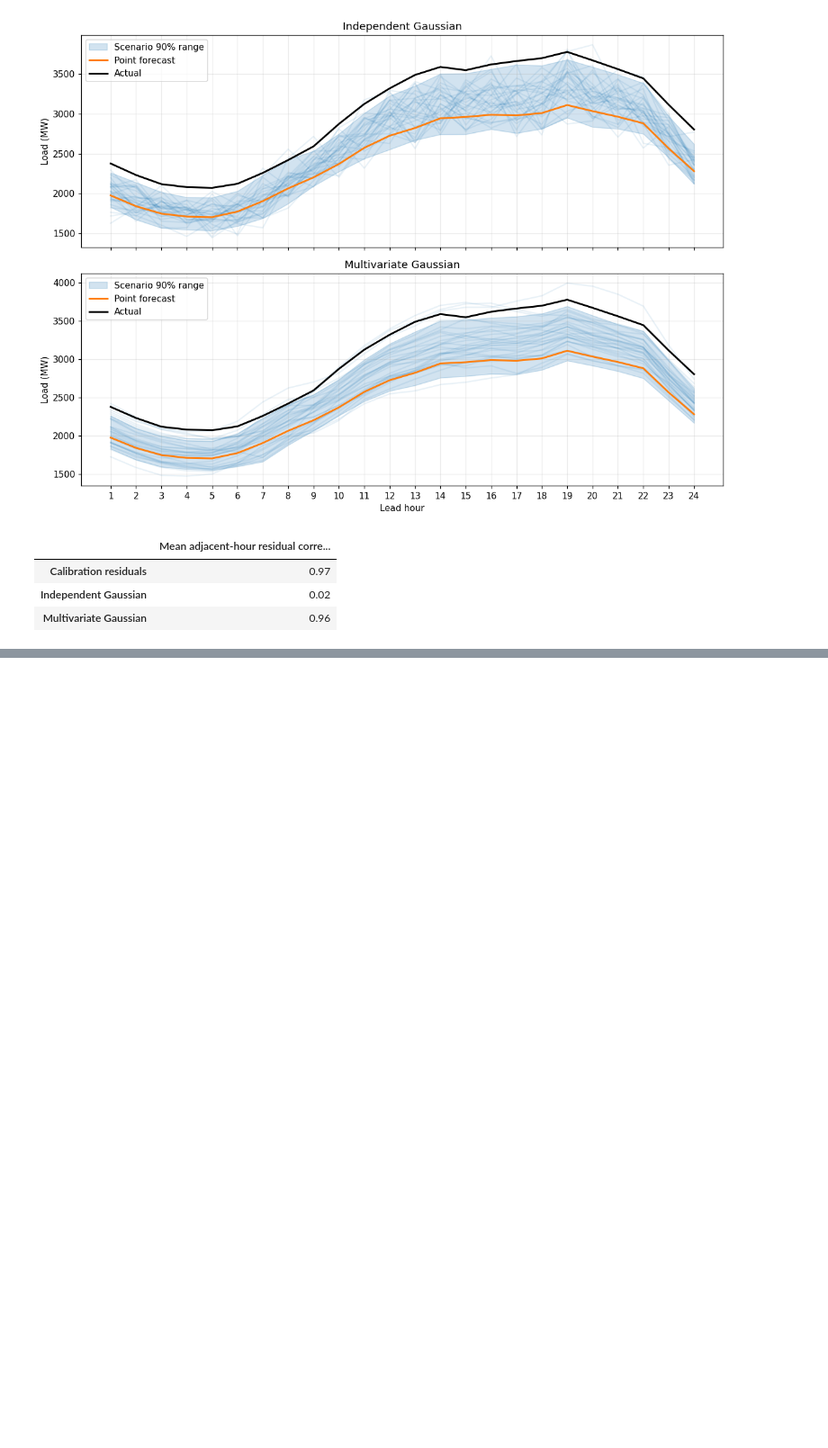
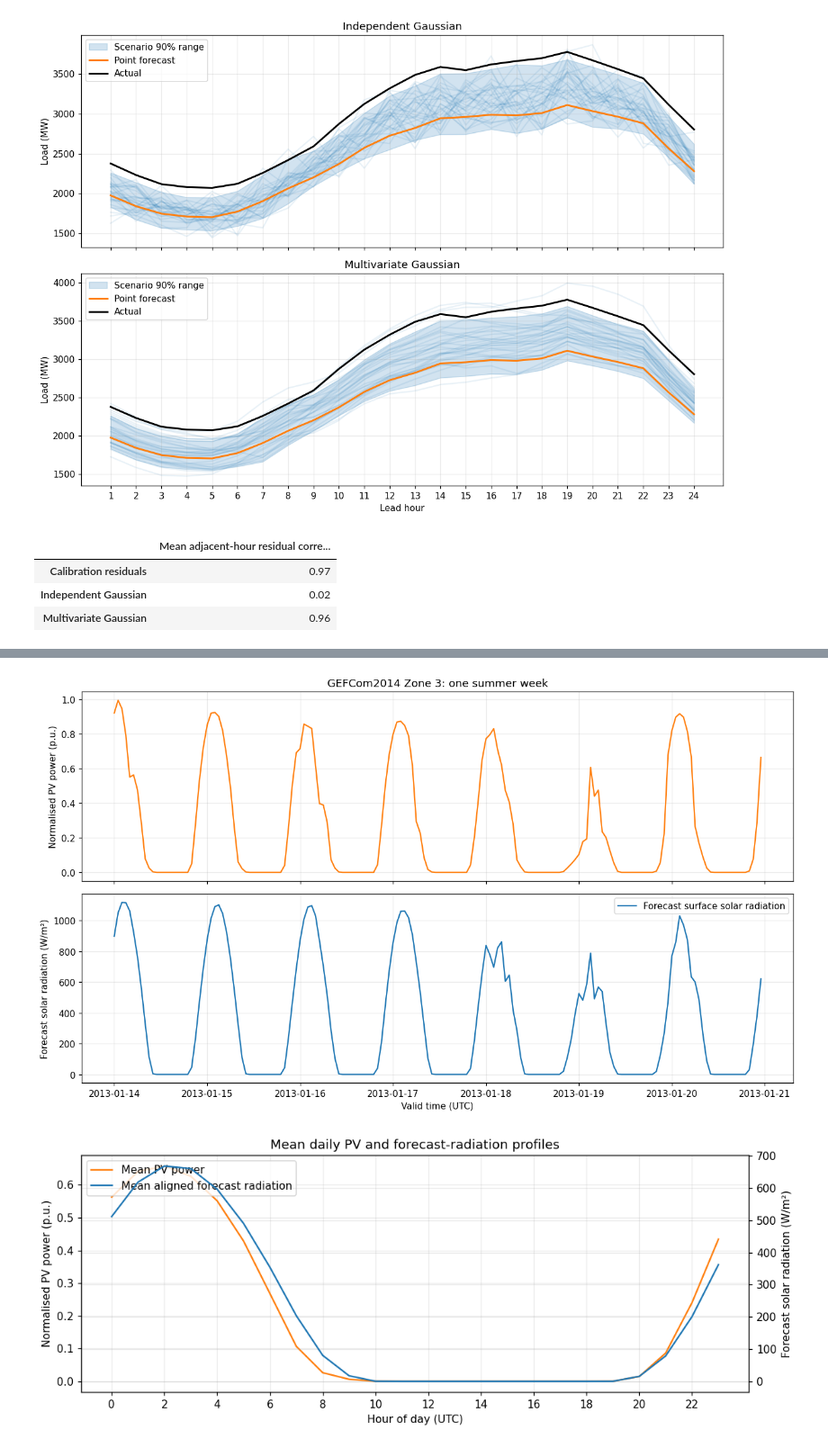
Before and after one commit to akylasstrat/BENV0169_26-27, a Jupyter notebook: tutorial_4_2_pv_probabilistic_forecasting_solution.ipynb, the cells around one changed output, grey strips where cells are left out. Shown at 90% size. Drawn from its saved outputs; the diff is of its cells as text; code cells hidden in the pictures; blank space fills up the shorter version.

Commit message:
Complete Tutorial 4.2 solar forecasting material

```diff
--- a/tutorial_4_2_pv_probabilistic_forecasting_solution.ipynb
+++ b/tutorial_4_2_pv_probabilistic_forecasting_solution.ipynb
@@ -729,0 +871,43 @@ The same three interval methods and two Gaussian scenario methods will later be
+# %%
+example_week = pv_data.loc["2013-01-14":"2013-01-20 23:00"]
+
+fig, axes = plt.subplots(2, 1, figsize=(12, 7), sharex=True)
+axes[0].plot(example_week.index, example_week["solar_power_pu"], color="tab:orange")
+axes[0].set_ylabel("Normalised PV power (p.u.)")
+axes[0].set_title("GEFCom2014 Zone 3: one summer week")
+
+axes[1].plot(
+    example_week.index,
+    example_week["forecast_surface_solar_radiation_w_m2"],
+    color="tab:blue",
+    label="Forecast surface solar radiation",
+)
+axes[1].set_ylabel("Forecast solar radiation (W/m²)")
+axes[1].set_xlabel("Valid time (UTC)")
+axes[1].legend()
+plt.tight_layout()
+plt.show()
+
+mean_profiles = pv_data.groupby(pv_data.index.hour)[
+    ["solar_power_pu", "forecast_surface_solar_radiation_w_m2"]
+].mean()
+
+fig, ax_power = plt.subplots(figsize=(10, 4))
+ax_radiation = ax_power.twinx()
+ax_power.plot(mean_profiles.index, mean_profiles["solar_power_pu"], color="tab:orange", label="Mean PV power")
+ax_radiation.plot(
+    mean_profiles.index,
+    mean_profiles["forecast_surface_solar_radiation_w_m2"],
+    color="tab:blue",
+    label="Mean aligned forecast radiation",
+)
+ax_power.set(xlabel="Hour of day (UTC)", ylabel="Normalised PV power (p.u.)", xticks=range(0, 24, 2))
+ax_radiation.set_ylabel("Forecast solar radiation (W/m²)")
+lines = ax_power.lines + ax_radiation.lines
+ax_power.legend(lines, [line.get_label() for line in lines], loc="upper left")
+ax_power.set_title("Mean daily PV and forecast-radiation profiles")
+plt.tight_layout()
+plt.show()
+# %% [output]
+[figure, added]
+[figure, added]
```
Also changed, not shown: parts of 29 cells of this notebook, 6 other files.
